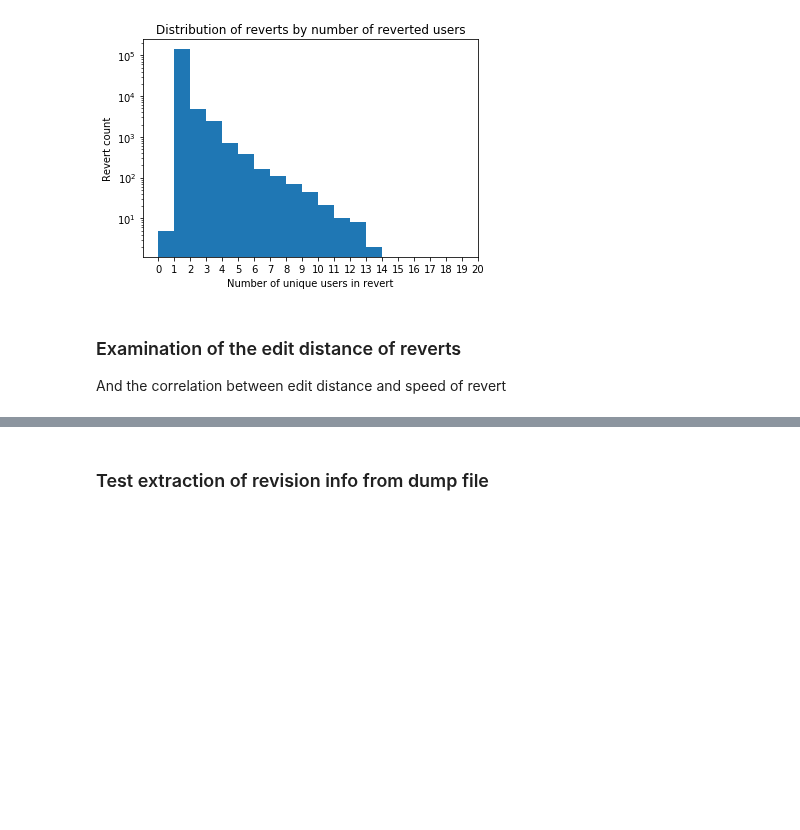
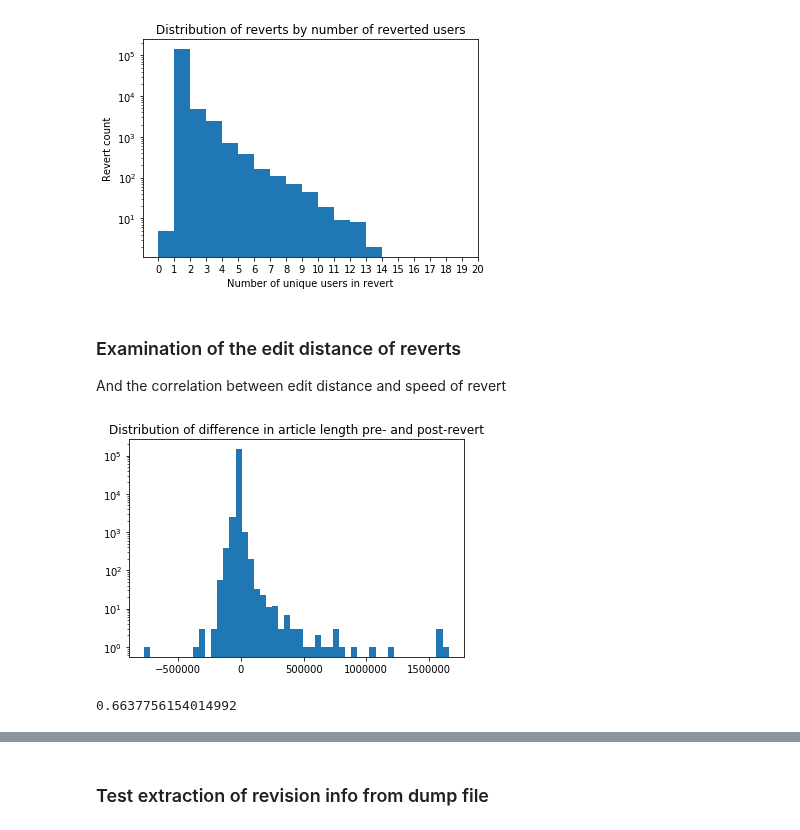
Before and after one commit to levon003/wiki-ores-feedback, a Jupyter notebook: notebook/RevertExtraction.ipynb, the cells around one changed output, grey strips where cells are left out. Saved outputs shown, nothing was run; the diff lists cells and outputs as text; code cells hidden in the pictures; blank space fills up the shorter version.

```diff
--- a/notebook/RevertExtraction.ipynb
+++ b/notebook/RevertExtraction.ipynb
@@ -393,3 +430,46 @@ plt.show()
 ### Examination of the edit distance of reverts
 
 And the correlation between edit distance and speed of revert
+# %%
+#import editdistance
+time_to_most_recent_reverted_list = []
+is_multirevert_list = []
+text_diff_length_difference_list = []
+edit_distance_list = []
+for page, page_reverts in tqdm(groupby(reverts, lambda revert: revert['reverting']['page']['id']), desc='Pages', total=pages_with_reverts_count):
+    page_reverts = list(page_reverts)
+    page_reverts_subset = np.random.choice(page_reverts, size=2, replace=False)
+    for revert in tqdm(page_reverts_subset, desc='Reverts'):
+        reverted_at_timestamp = int(datetime.strptime(revert['reverting']['timestamp'], "%Y-%m-%dT%H:%M:%SZ").timestamp())
+        reverted_to_timestamp = int(datetime.strptime(revert['reverted_to']['timestamp'], "%Y-%m-%dT%H:%M:%SZ").timestamp())
+
+        reverteds = sorted(revert['reverteds'], key=lambda r: (r.get('timestamp'), r.get('id')))
+        is_multirevert = len(reverteds) > 1
+        revert_timestamp = int(datetime.strptime(reverteds[-1]['timestamp'], "%Y-%m-%dT%H:%M:%SZ").timestamp())
+        time_to_most_recent_reverted = reverted_at_timestamp - revert_timestamp
+        time_to_most_recent_reverted_list.append(time_to_most_recent_reverted)
+        is_multirevert_list.append(is_multirevert)
+
+        reverted_text = reverteds[-1]['text']
+        reverted_to_text = revert['reverted_to']['text']
+        assert reverted_text != reverted_to_text
+        text_diff_length_difference = len(reverted_text) - len(reverted_to_text)
+        text_diff_length_difference_list.append(text_diff_length_difference)
+
+        #edit_distance = editdistance.eval(reverted_text, reverted_to_text)
+        edit_distance = nltk.edit_distance(reverted_text, reverted_to_text)
+        edit_distance_list.append(edit_distance)
+
+text_diff_length_difference_list = np.array(text_diff_length_difference_list)
+edit_distance_list = np.array(edit_distance_list)
+# %%
+plt.hist(text_diff_length_difference_list, bins=50, log=True)
+plt.title("Distribution of difference in article length pre- and post-revert")
+plt.show()
+# %% [output]
+[figure, added]
+# %%
+# a majority of reverts result in a shorter text
+np.sum(text_diff_length_difference_list >= 0) / len(text_diff_length_difference_list)
+# %% [output]
+0.6637756154014992
```
Also changed, not shown: parts of 40 cells of this notebook, 2 other files.
